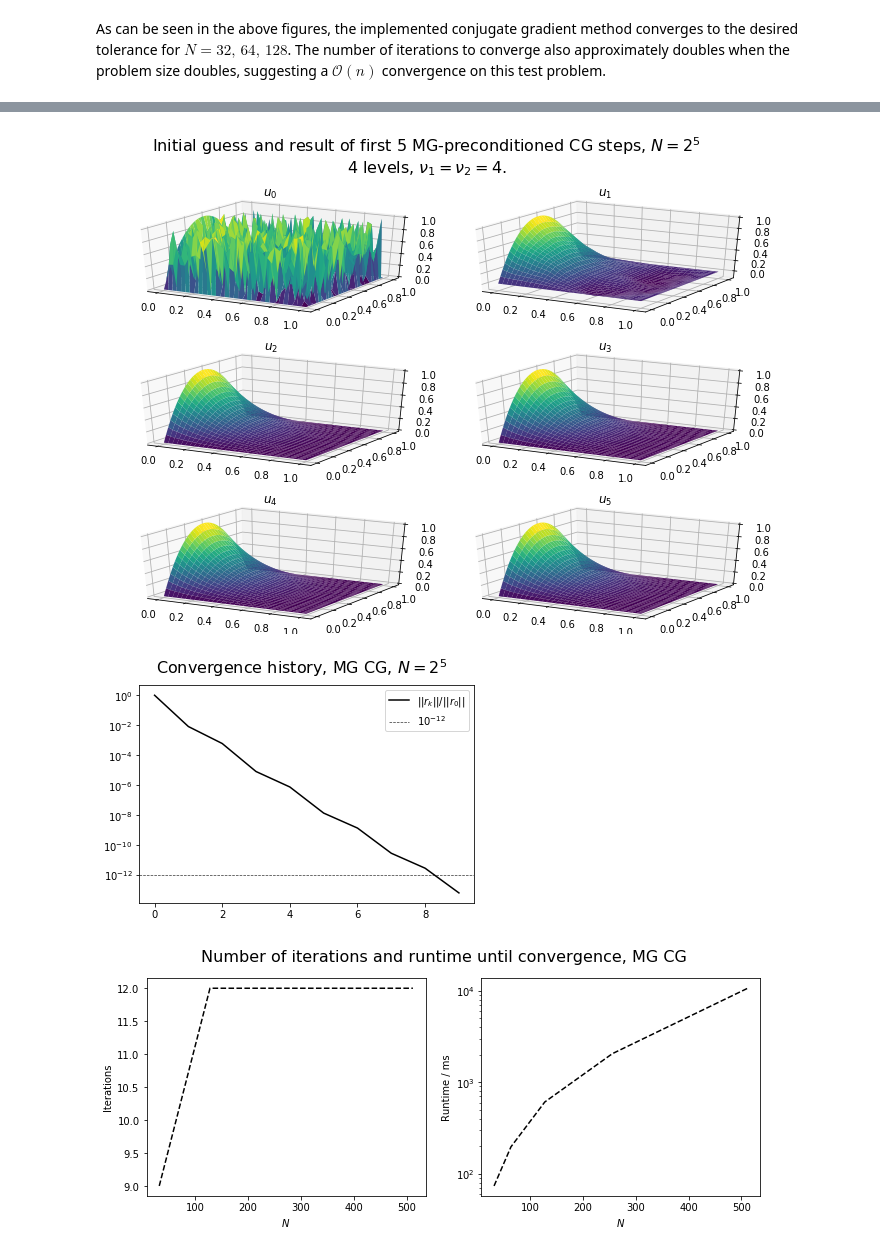
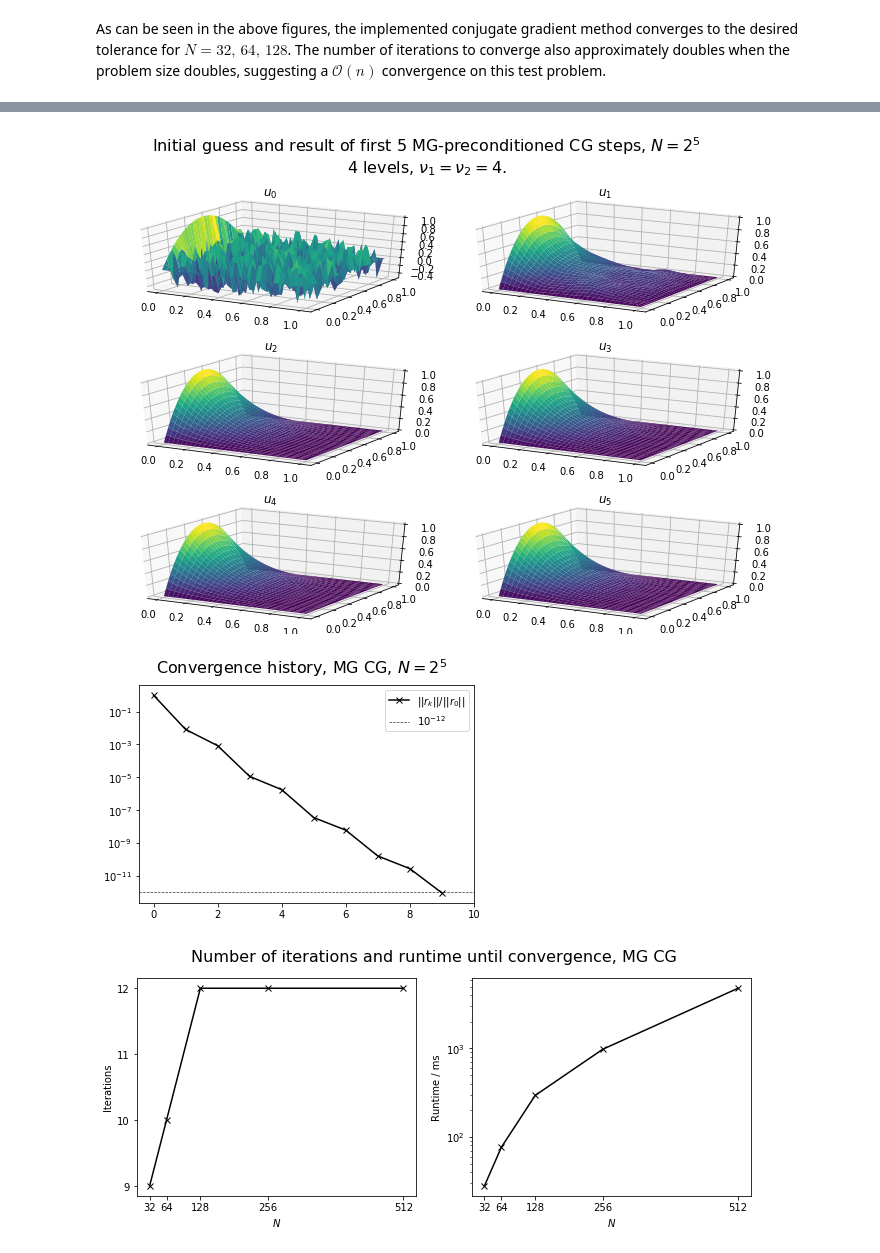
Before and after one commit to ottarph/numla_proj2, a Jupyter notebook: TMA4205_project2-ottar_hellan.ipynb, the cells around one changed output, grey strips where cells are left out. Drawn from its saved outputs; the diff is of its cells as text; code cells hidden in the pictures.

```diff
--- a/TMA4205_project2-ottar_hellan.ipynb
+++ b/TMA4205_project2-ottar_hellan.ipynb
@@ -51,6 +59,8 @@ for N in Ns:
 
 fig = plt.figure(constrained_layout=True, figsize=(12,14))
 gs = fig.add_gridspec(3, 3)
+fig.suptitle('Result of the conjugate gradient method on test problem along with convergence history',
+             fontsize=16)
 for i, (uh, ns) in enumerate(zip(uh_array, ns_array)):
     k = uh.shape[0]
     xx = np.outer(np.linspace(0, 1, k), np.ones(k))
@@ -63,7 +73,8 @@ for i, (uh, ns) in enumerate(zip(uh_array, ns_array)):
 
     ax = fig.add_subplot(gs[i,2])
     ax.semilogy(range(len(ns)), ns / ns[0], 'k-', label=r'$||r_k|| / ||r_0||$')
-    ax.axhline(y=1e-12, color='black', linestyle='dashed', linewidth='0.7', alpha=0.8, label=r'$10^{-12}$')
+    ax.axhline(y=1e-12, color='black', linestyle='dashed', linewidth='0.7', alpha=0.8,
+               label=r'$10^{-12}$')
     ax.set_title(f'Convergence history, $N = {uh.shape[0] - 1}$')
     ax.legend()
 
@@ -93,8 +120,8 @@ g = lambda x, y: np.where(x == 0, 4*y*(1-y), 0*x)
 
 N          = 2**5
 levels     = 4
-nu1        = 2
-nu2        = 2
+nu1        = 4
+nu2        = 4
 tol        = 1e-12
 max_iter   = 100
 cg_tol     = 1e-7
@@ -121,8 +148,7 @@ K = len(uh_arr[:5+1])
 s = 2
 fig = plt.figure(figsize=(12,8))
 fig.suptitle('Initial guess and result of first 5 MG V-cycles, $N = 2^5$ \n4 levels,' +
-             f' $\\nu_1 = \\nu_2 = {nu1}$.',
-             fontsize=16)
+             f' $\\nu_1 = \\nu_2 = {nu1}$.', fontsize=16)
 plt.subplots_adjust(left=None, bottom=None, right=None, top=None, wspace=0, hspace=None)
 for i, uh in enumerate(uh_arr[:5+1]):
     k = uh.shape[0]
@@ -138,10 +164,11 @@ for i, uh in enumerate(uh_arr[:5+1]):
 fig = plt.figure()
 fig.suptitle('Convergence history, MG V-cycle, $N=2^5$', fontsize=16)
 ns = np.array(ns, dtype=float)
-plt.semilogy(range(len(ns)), ns / ns[0], 'k-', label=r'$||r_k|| / ||r_0||$')
+plt.semilogy(range(len(ns)), ns / ns[0], 'k-x', label=r'$||r_k|| / ||r_0||$')
 plt.axhline(y=1e-12, color='black', linestyle='dashed', linewidth='0.7', alpha=0.8,
             label=r'$10^{-12}$')
 plt.legend()
+plt.xticks([i for i in range(0, 12, 2)])
 
 iters = []
 runtimes = []
@@ -177,14 +204,15 @@ runtimes = np.array(runtimes, dtype=float)
 fig, axs = plt.subplots(1,2, figsize=(11,4))
 fig.suptitle('Number of iterations and runtime until convergence, MG V-cycle', fontsize=16)
 plt.subplots_adjust(left=None, bottom=None, right=None, top=None, wspace=0.2, hspace=None)
-axs[0].plot(Ns, iters, 'k--')
-axs[0].set_ylim(14, 21)
-axs[0].set_yticks([15, 20])
+axs[0].plot(Ns, iters, 'k-x')
+axs[0].set_yticks([7, 8, 9])
+axs[0].set_xticks([2**i for i in range(5, 9+1)])
 axs[0].set_ylabel('Iterations')
 axs[0].set_xlabel('$N$')
-axs[1].semilogy(Ns, runtimes*1000, 'k--')
+axs[1].semilogy(Ns, runtimes*1000, 'k-x')
 axs[1].set_ylabel('Runtime / ms')
 axs[1].set_xlabel('$N$')
+axs[1].set_xticks([2**i for i in range(5, 9+1)])
 
 plt.show();
 # %% [output]
@@ -230,7 +270,7 @@ rhs[1:-1, 1:-1] = f(x[1:-1, 1:-1], y[1:-1, 1:-1])
 
 np.random.seed(seed=1)
 u0 = np.copy(rhs)
-u0[1:-1,1:-1] = np.random.random((N-1, N-1))
+u0[1:-1,1:-1] = 0.5 - np.random.random((N-1, N-1))
 
 start = time()
 uh, i, ns, uh_arr = pcg_steps(u0, rhs, N, nu1, nu2, level=1, max_level=levels, tol=tol,
@@ -241,8 +281,7 @@ runtime = end - start
 s = 2
 fig = plt.figure(figsize=(12,8))
 fig.suptitle('Initial guess and result of first 5 MG-preconditioned CG steps, $N = 2^5$' +
-             f' \n{levels} levels, $\\nu_1 = \\nu_2 = {nu1}$.',
-             fontsize=16)
+             f' \n{levels} levels, $\\nu_1 = \\nu_2 = {nu1}$.', fontsize=16)
 plt.subplots_adjust(left=None, bottom=None, right=None, top=None, wspace=0, hspace=None)
 for i, uh in enumerate(uh_arr[:5+1]):
     k = uh.shape[0]
@@ -257,10 +296,11 @@ for i, uh in enumerate(uh_arr[:5+1]):
 fig = plt.figure()
 fig.suptitle('Convergence history, MG CG, $N=2^5$', fontsize=16)
 ns = np.array(ns, dtype=float)
-plt.semilogy(range(len(ns)), ns / ns[0], 'k-', label=r'$||r_k|| / ||r_0||$')
+plt.semilogy(range(len(ns)), ns / ns[0], 'k-x', label=r'$||r_k|| / ||r_0||$')
 plt.axhline(y=1e-12, color='black', linestyle='dashed', linewidth='0.7', alpha=0.8,
             label=r'$10^{-12}$')
 plt.legend()
+plt.xticks([i for i in range(0, 12, 2)])
 
 
 iters = []
@@ -278,37 +318,38 @@ for N in Ns:
     u0 = np.copy(rhs)
     u0[1:-1,1:-1] = 0.5 - np.random.random((N-1, N-1))
 
     start = time()
     uh, i, ns = pcg(u0, rhs, N, nu1, nu2, level=1, max_level=levels,
                     tol=tol, max_iter=max_iter, cg_tol=cg_tol,
                     cg_maxiter=cg_maxiter)
     end = time()
     runtime = end - start
 
     iters.append(i)
     runtimes.append(runtime)
 print('\r' + ' '*10 + '\r', end='')
 
 Ns = np.array(Ns, dtype=int)
 iters = np.array(iters, dtype=int)
 runtimes = np.array(runtimes, dtype=float)
 
 
 fig, axs = plt.subplots(1,2, figsize=(11,4))
 fig.suptitle('Number of iterations and runtime until convergence, MG CG', fontsize=16)
 plt.subplots_adjust(left=None, bottom=None, right=None, top=None, wspace=0.2, hspace=None)
-axs[0].plot(Ns, iters, 'k--')
-#axs[0].set_ylim(14, 21)
-#axs[0].set_yticks([15, 20])
+axs[0].plot(Ns, iters, 'k-x')
 axs[0].set_ylabel('Iterations')
+axs[0].set_yticks([9, 10, 11, 12])
 axs[0].set_xlabel('$N$')
-axs[1].semilogy(Ns, runtimes*1000, 'k--')
+axs[0].set_xticks([2**i for i in range(5, 9+1)])
+axs[1].semilogy(Ns, runtimes*1000, 'k-x')
 axs[1].set_ylabel('Runtime / ms')
 axs[1].set_xlabel('$N$')
+axs[1].set_xticks([2**i for i in range(5, 9+1)])
 
 
 plt.show();
 # %% [output]
-[figure, old version]
+[figure, new version]
-[figure, old version]
+[figure, new version]
-[figure, old version]
+[figure, new version]
```
Also changed, not shown: parts of 13 cells of this notebook.
